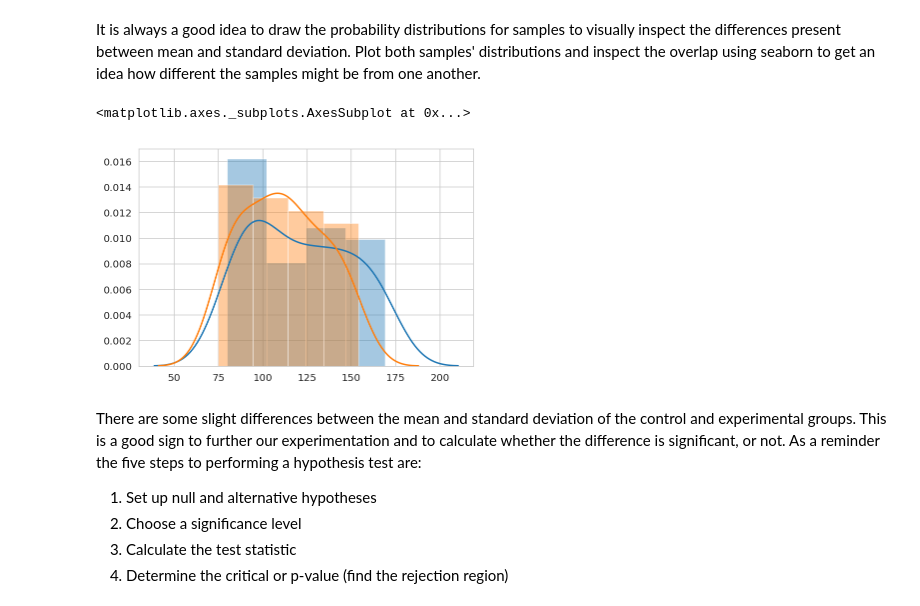
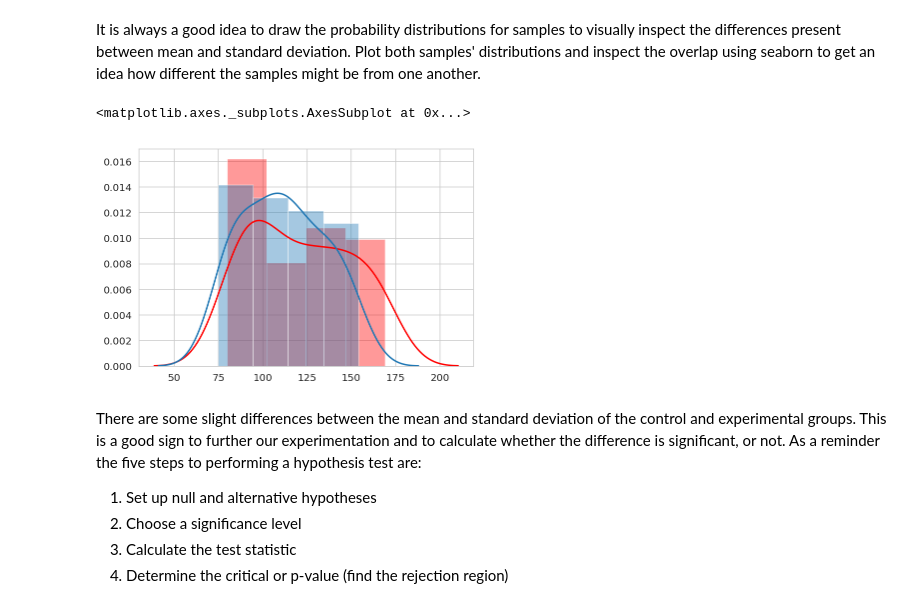
Before and after one commit to nic464/dsc-enterprise-hsbc-two-sample-t-tests-lab-hsbc-ds-081319, a Jupyter notebook: index.ipynb, the cells around one changed output. Cells and saved outputs as stored; diff of their text form; code cells hidden in the pictures.

```diff
--- a/index.ipynb
+++ b/index.ipynb
@@ -56,11 +56,11 @@ It is always a good idea to draw the probability distributions for samples to vi
 Plot both samples' distributions and inspect the overlap using seaborn to get an idea how different the samples might be from one another.
 # %%
 # Draw a plot showing overlapping of distribution means and sds for incpection
-sns.distplot(control, color=)
-sns.distplot(experimental)
+sns.distplot(control,color='r')
+sns.distplot(experimental,)
 # %% [output]
 <matplotlib.axes._subplots.AxesSubplot at 0x...>
-[figure, old version]
+[figure, new version]
 # %% [markdown]
 There are some slight differences between the mean and standard deviation of the control and experimental groups. This is a good sign to further our experimentation and to calculate whether the difference is significant, or not. As a reminder the five steps to performing a hypothesis test are:
 
```
